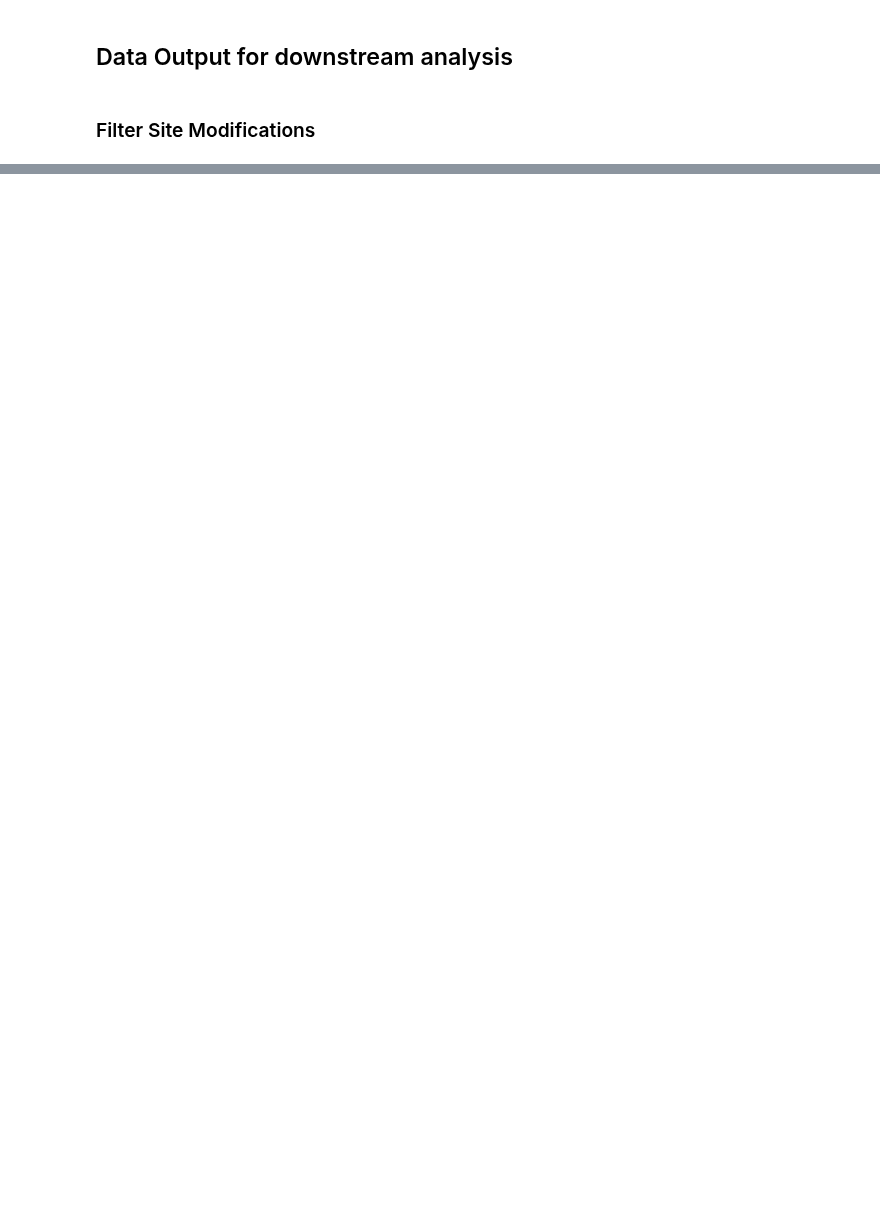
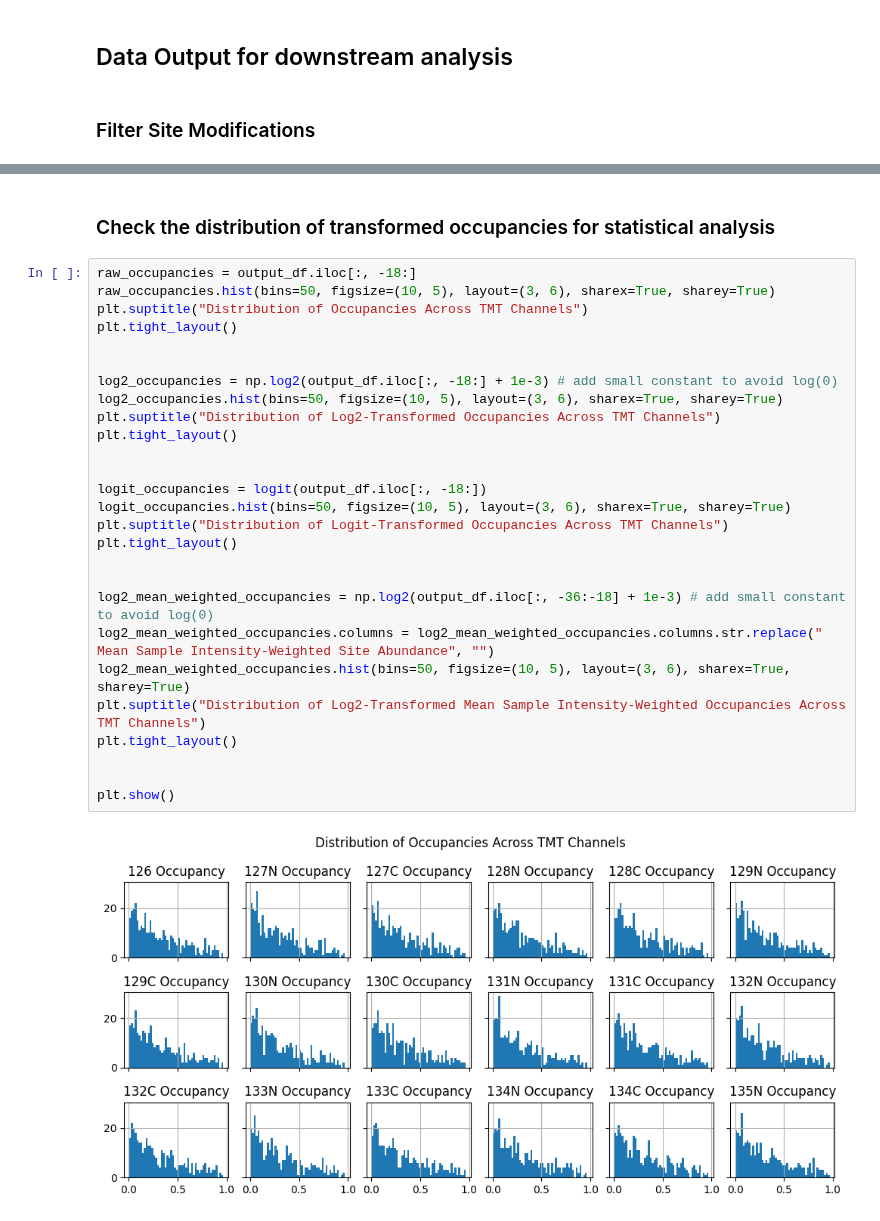
Before and after one commit to pcruzparri/Misc, a Jupyter notebook: jupyter_notebooks/Proteomics/psmsToOccupancies.ipynb, the cells around one changed output, grey strips where cells are left out. Drawn from its saved outputs; the diff is of its cells as text; blank space fills up the shorter version.

```diff
--- a/jupyter_notebooks/Proteomics/psmsToOccupancies.ipynb
+++ b/jupyter_notebooks/Proteomics/psmsToOccupancies.ipynb
@@ -470,0 +496,31 @@ import limma_py
+# %% [markdown]
+### Check the distribution of transformed occupancies for statistical analysis
+# %%
+raw_occupancies = output_df.iloc[:, -18:]
+raw_occupancies.hist(bins=50, figsize=(10, 5), layout=(3, 6), sharex=True, sharey=True)
+plt.suptitle("Distribution of Occupancies Across TMT Channels")
+plt.tight_layout()
+
+
+log2_occupancies = np.log2(output_df.iloc[:, -18:] + 1e-3) # add small constant to avoid log(0)
+log2_occupancies.hist(bins=50, figsize=(10, 5), layout=(3, 6), sharex=True, sharey=True)
+plt.suptitle("Distribution of Log2-Transformed Occupancies Across TMT Channels")
+plt.tight_layout()
+
+
+logit_occupancies = logit(output_df.iloc[:, -18:])
+logit_occupancies.hist(bins=50, figsize=(10, 5), layout=(3, 6), sharex=True, sharey=True)
+plt.suptitle("Distribution of Logit-Transformed Occupancies Across TMT Channels")
+plt.tight_layout()
+
+
+log2_mean_weighted_occupancies = np.log2(output_df.iloc[:, -36:-18] + 1e-3) # add small constant to avoid log(0)
+log2_mean_weighted_occupancies.columns = log2_mean_weighted_occupancies.columns.str.replace(" Mean Sample Intensity-Weighted Site Abundance", "")
+log2_mean_weighted_occupancies.hist(bins=50, figsize=(10, 5), layout=(3, 6), sharex=True, sharey=True)
+plt.suptitle("Distribution of Log2-Transformed Mean Sample Intensity-Weighted Occupancies Across TMT Channels")
+plt.tight_layout()
+
+
+plt.show()
+# %% [output]
+[figure, new version]
```
Also changed, not shown: parts of 29 cells of this notebook, 4 other files.
